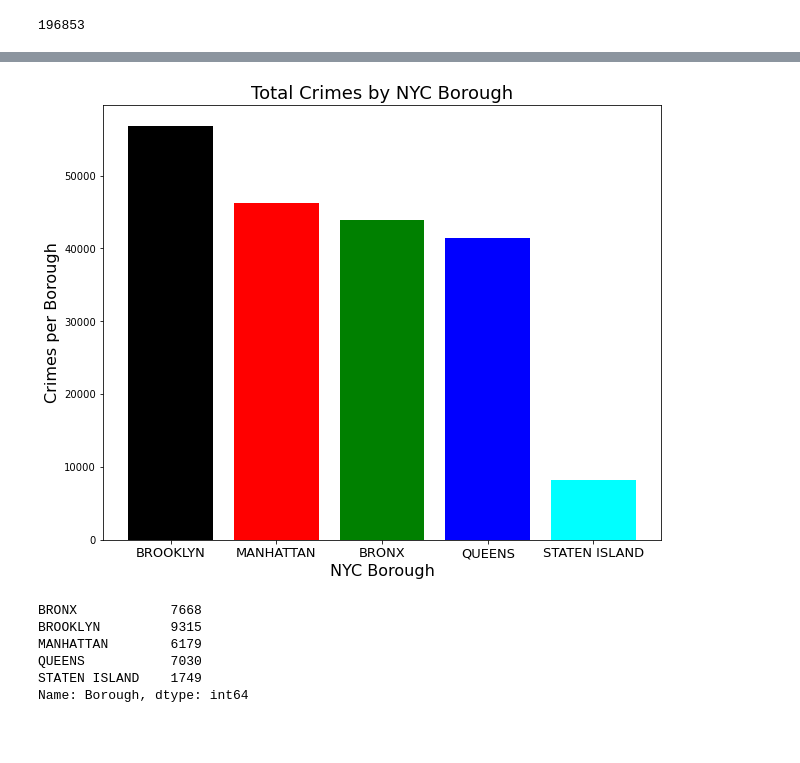
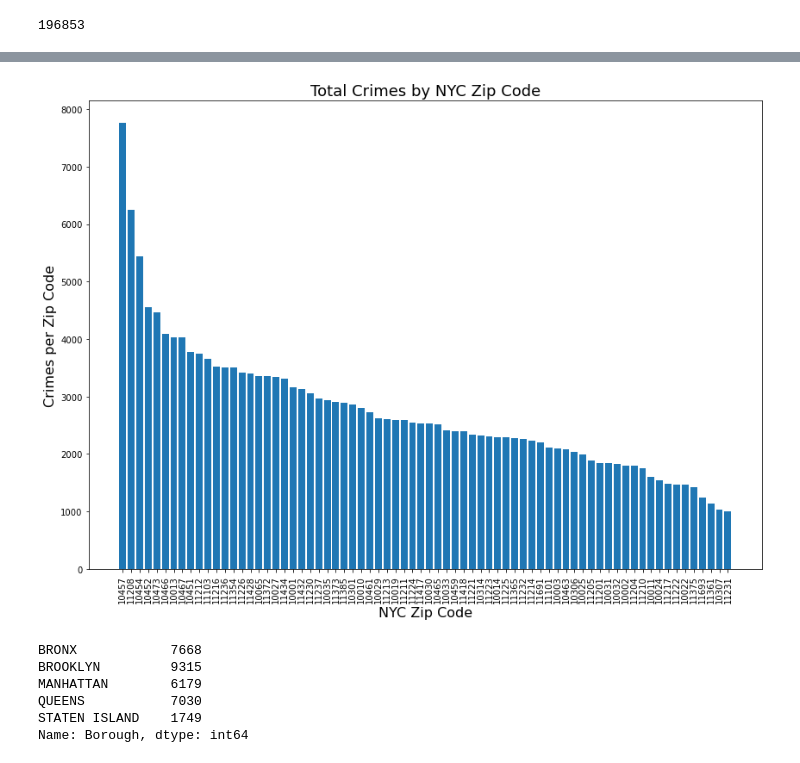
Before and after one commit to Auburn9698/project_work, a Jupyter notebook: nyc_crime_by_zip.ipynb, the cells around one changed output, grey strips where cells are left out. Saved outputs shown, nothing was run; the diff lists cells and outputs as text; code cells hidden in the pictures; blank space fills up the shorter version.

```diff
--- a/nyc_crime_by_zip.ipynb
+++ b/nyc_crime_by_zip.ipynb
@@ -283,7 +207,7 @@ len(zip_codes)
 # %% [output]
 196853
 # %%
-cleaning_df["Zip Code"] = zip_codes
+cleaning_df["Zip"] = zip_codes
 # %%
 cleaning_df.head(10)
 # %% [output]
@@ -372,16 +295,29 @@ Index(['BROOKLYN', 'MANHATTAN', 'BRONX', 'QUEENS', 'STATEN ISLAND'], dtype='obje
 # %%
+# Plot total crimes by Zip Code:
+plt.figure(figsize = (14, 10))
+x_axis=np.arange(len(zips))
+plt.bar(x_axis, total_zip_crimes)
+tick_locations = [value for value in x_axis]
+plt.xticks(tick_locations, zips, fontsize = 10, rotation = 90)
+plt.title("Total Crimes by NYC Zip Code", fontsize = 18)
+plt.xlabel("NYC Zip Code", fontsize = 16)
+plt.ylabel("Crimes per Zip Code", fontsize = 16)
+plt.show()
+
+
+
 # Plot total crimes by borough:
-plt.figure(figsize = (10, 8))
-x_axis=np.arange(len(boroughs))
-plt.bar(x_axis, total_borough_crimes, color=['black', 'red', 'green', 'blue', 'cyan'])
-tick_locations = [value for value in x_axis]
-plt.xticks(tick_locations, boroughs, fontsize = 13)
-plt.title("Total Crimes by NYC Borough", fontsize = 18)
-plt.xlabel("NYC Borough", fontsize = 16)
-plt.ylabel("Crimes per Borough", fontsize = 16)
-plt.show()
+#plt.figure(figsize = (10, 8))
+#x_axis=np.arange(len(boroughs))
+#plt.bar(x_axis, total_borough_crimes, color=['black', 'red', 'green', 'blue', 'cyan'])
+#tick_locations = [value for value in x_axis]
+#plt.xticks(tick_locations, boroughs, fontsize = 13)
+#plt.title("Total Crimes by NYC Borough", fontsize = 18)
+#plt.xlabel("NYC Borough", fontsize = 16)
+#plt.ylabel("Crimes per Borough", fontsize = 16)
+#plt.show()
 # %% [output]
-[figure, old version]
+[figure, new version]
 # %%
 # Sort crimes per borough by type, and count them:
 # Used sort_index to keep the borough names in order, instead of sorting by value_counts,
```
Also changed, not shown: parts of 6 cells of this notebook, 2 other files.
